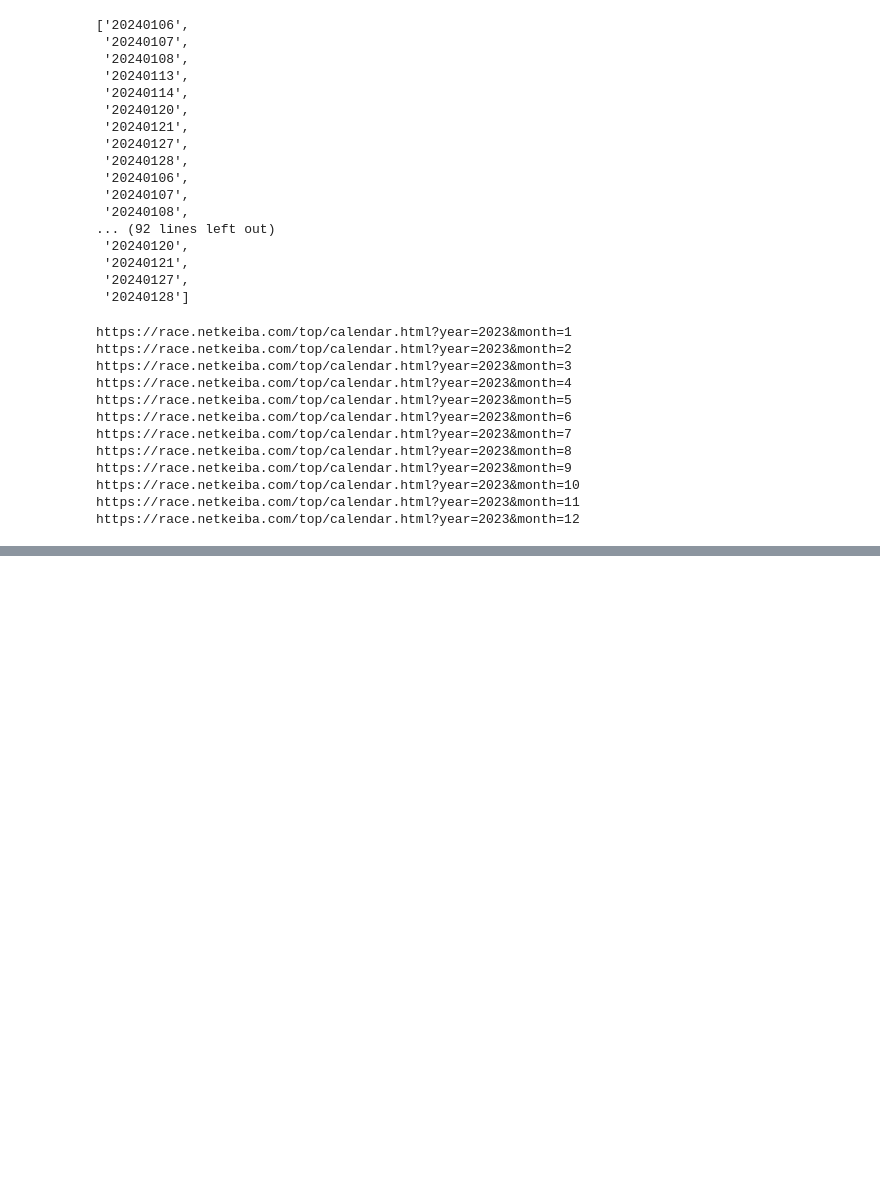
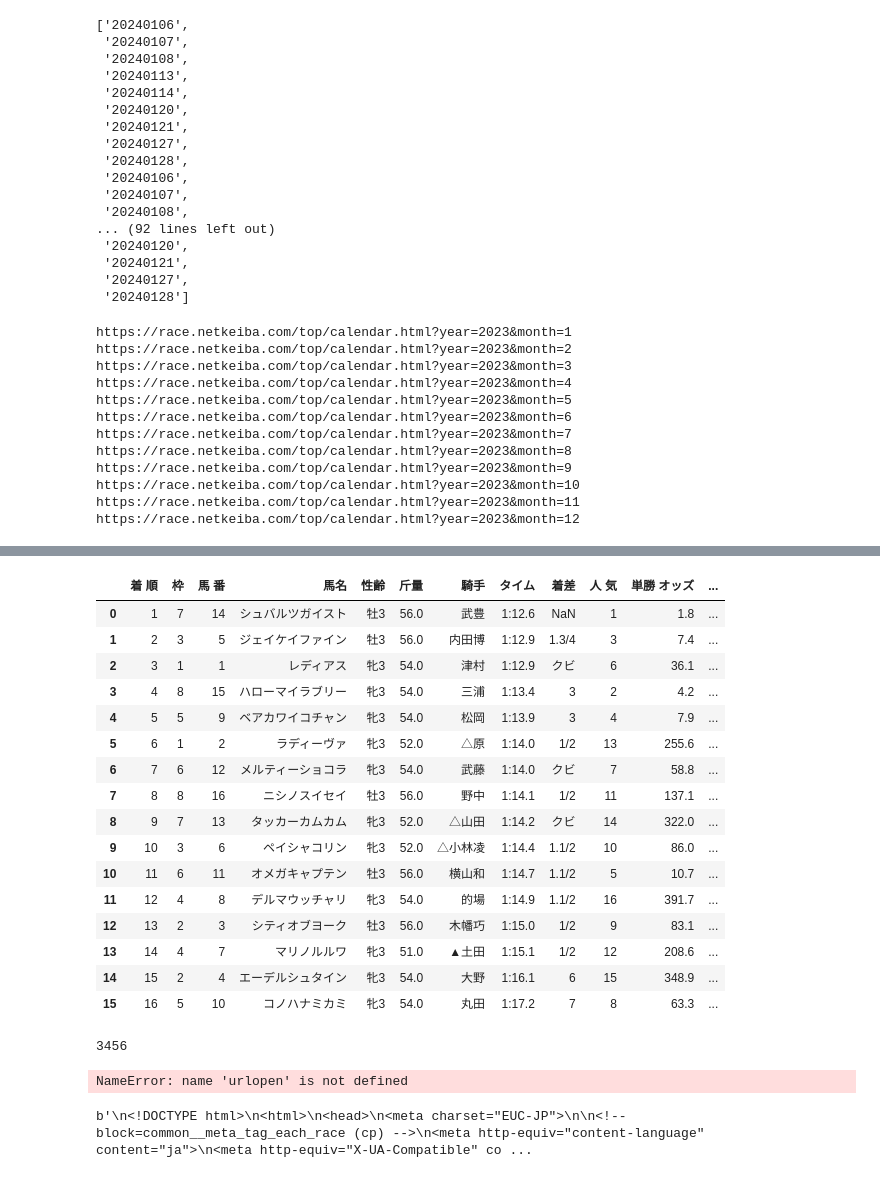
Before and after one commit to shigeki310/keibaAIapp, a Jupyter notebook: src/dev.ipynb, the cells around one changed output, grey strips where cells are left out. Drawn from its saved outputs; the diff is of its cells as text; code cells hidden in the pictures; blank space fills up the shorter version.

```diff
--- a/src/dev.ipynb
+++ b/src/dev.ipynb
@@ -185,0 +200,14 @@ https://race.netkeiba.com/top/calendar.html?year=2023&month=12
+# %%
+from urllib.request import urlopen
+from bs4 import BeautifulSoup
+
+url = "https://race.netkeiba.com/top/race_list.html?kaisai_date=20230105"
+headers = {"User-Agent": "Mozilla/5.0"}
+
+try:
+    response = requests.get(url, headers=headers, verify=True) # verify=True はデフォルトですが明示
+    response.raise_for_status()  # ステータスコードが200以外の場合は例外を発生させる
+    html = response.content
+    soup = BeautifulSoup(html, 'html.parser')
+except requests.exceptions.RequestException as e:
+    print(f"エラーが発生しました: {e}")
@@ -185,0 +339,20 @@ https://race.netkeiba.com/top/calendar.html?year=2023&month=12
+# %%
+import requests
+import pandas as pd
+
+url = "https://race.netkeiba.com/race/result.html?race_id=202306010101"
+headers = {"User-Agent": "Mozilla/5.0"}
+
+try:
+    response = requests.get(url, headers=headers, verify=True) # verify=True はデフォルトですが明示
+    response.raise_for_status()  # ステータスコードが200以外の場合は例外を発生させる
+    html = response.content
+    # print(html) # 確認のため出力
+
+    df_list = pd.read_html(html)[0]  # HTMLデータを渡してDataFrameを抽出
+    print(df_list) # 結果を確認するため出力
+
+except requests.exceptions.RequestException as e:
+    print(f"エラーが発生しました: {e}")
+except Exception as e:
+    print(f"その他のエラーが発生しました: {e}")
@@ -185,0 +377,20 @@ https://race.netkeiba.com/top/calendar.html?year=2023&month=12
+# %%
+pd.read_html(html)[0]
+# %% [output]
+|  | 着 順 | 枠 | 馬 番 | 馬名 | 性齢 | 斤量 | 騎手 | タイム | 着差 | 人 気 | 単勝 オッズ | ... |
+| 0 | 1 | 7 | 14 | シュバルツガイスト | 牡3 | 56.0 | 武豊 | 1:12.6 | NaN | 1 | 1.8 | ... |
+| 1 | 2 | 3 | 5 | ジェイケイファイン | 牡3 | 56.0 | 内田博 | 1:12.9 | 1.3/4 | 3 | 7.4 | ... |
+| 2 | 3 | 1 | 1 | レディアス | 牝3 | 54.0 | 津村 | 1:12.9 | クビ | 6 | 36.1 | ... |
+| 3 | 4 | 8 | 15 | ハローマイラブリー | 牝3 | 54.0 | 三浦 | 1:13.4 | 3 | 2 | 4.2 | ... |
+| 4 | 5 | 5 | 9 | ベアカワイコチャン | 牝3 | 54.0 | 松岡 | 1:13.9 | 3 | 4 | 7.9 | ... |
+| 5 | 6 | 1 | 2 | ラディーヴァ | 牝3 | 52.0 | △原 | 1:14.0 | 1/2 | 13 | 255.6 | ... |
+| 6 | 7 | 6 | 12 | メルティーショコラ | 牝3 | 54.0 | 武藤 | 1:14.0 | クビ | 7 | 58.8 | ... |
+| 7 | 8 | 8 | 16 | ニシノスイセイ | 牡3 | 56.0 | 野中 | 1:14.1 | 1/2 | 11 | 137.1 | ... |
+| 8 | 9 | 7 | 13 | タッカーカムカム | 牝3 | 52.0 | △山田 | 1:14.2 | クビ | 14 | 322.0 | ... |
+| 9 | 10 | 3 | 6 | ペイシャコリン | 牝3 | 52.0 | △小林凌 | 1:14.4 | 1.1/2 | 10 | 86.0 | ... |
+| 10 | 11 | 6 | 11 | オメガキャプテン | 牡3 | 56.0 | 横山和 | 1:14.7 | 1.1/2 | 5 | 10.7 | ... |
+| 11 | 12 | 4 | 8 | デルマウッチャリ | 牝3 | 54.0 | 的場 | 1:14.9 | 1.1/2 | 16 | 391.7 | ... |
+| 12 | 13 | 2 | 3 | シティオブヨーク | 牡3 | 56.0 | 木幡巧 | 1:15.0 | 1/2 | 9 | 83.1 | ... |
+| 13 | 14 | 4 | 7 | マリノルルワ | 牝3 | 51.0 | ▲土田 | 1:15.1 | 1/2 | 12 | 208.6 | ... |
+| 14 | 15 | 2 | 4 | エーデルシュタイン | 牝3 | 54.0 | 大野 | 1:16.1 | 6 | 15 | 348.9 | ... |
+| 15 | 16 | 5 | 10 | コノハナミカミ | 牝3 | 54.0 | 丸田 | 1:17.2 | 7 | 8 | 63.3 | ... |
@@ -185,0 +402,15 @@ https://race.netkeiba.com/top/calendar.html?year=2023&month=12
+# %%
+len(race_id_list)
+# %% [output]
+3456
+# %%
+for race_id in race_id_list[:10]:
+  url = f"https://db.netkeiba.com/race/{race_id}"
+  html = urlopen(url).read()
+  df = pd.read_html(url)
+# %% [output]
+NameError: name 'urlopen' is not defined
+# %%
+html
+# %% [output]
+b'\n<!DOCTYPE html>\n<html>\n<head>\n<meta charset="EUC-JP">\n\n<!-- block=common__meta_tag_each_race (cp) -->\n<meta http-equiv="content-language" content="ja">\n<meta http-equiv="X-UA-Compatible" co ...
```
Also changed, not shown: parts of 56 cells of this notebook, 6 other files.
